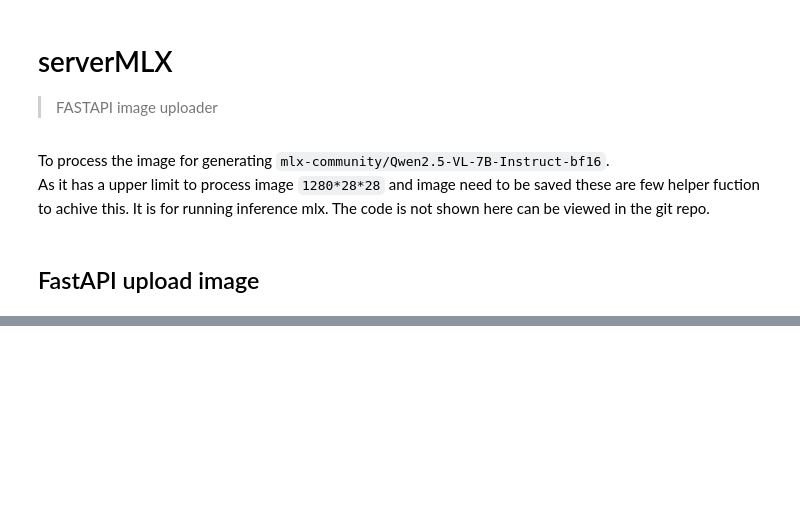
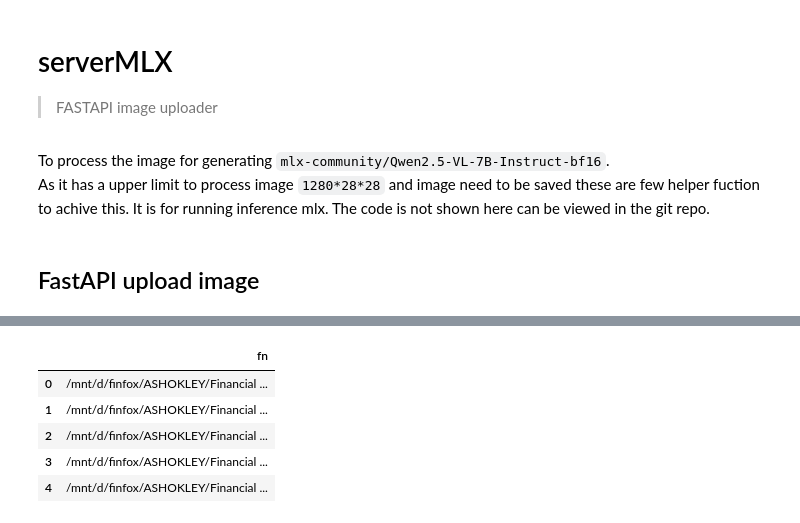
Before and after one commit to tripathysagar/finfox, a Jupyter notebook: nbs/01_serverMLX.ipynb, the cells around one changed output, grey strips where cells are left out. Saved outputs shown, nothing was run; the diff lists cells and outputs as text; code cells hidden in the pictures; blank space fills up the shorter version.

```diff
--- a/nbs/01_serverMLX.ipynb
+++ b/nbs/01_serverMLX.ipynb
@@ -126,0 +199,11 @@ async def test_server(images: List[Image.Image], N:int, url="http://localhost:90
+# %%
+import pandas as pd
+df = pd.read_csv("imgs.csv")
+df.head()
+# %% [output]
+|  | fn |
+| 0 | /mnt/d/finfox/ASHOKLEY/Financial ... |
+| 1 | /mnt/d/finfox/ASHOKLEY/Financial ... |
+| 2 | /mnt/d/finfox/ASHOKLEY/Financial ... |
+| 3 | /mnt/d/finfox/ASHOKLEY/Financial ... |
+| 4 | /mnt/d/finfox/ASHOKLEY/Financial ... |
```
Also changed, not shown: parts of 11 cells of this notebook, 17 other files.
